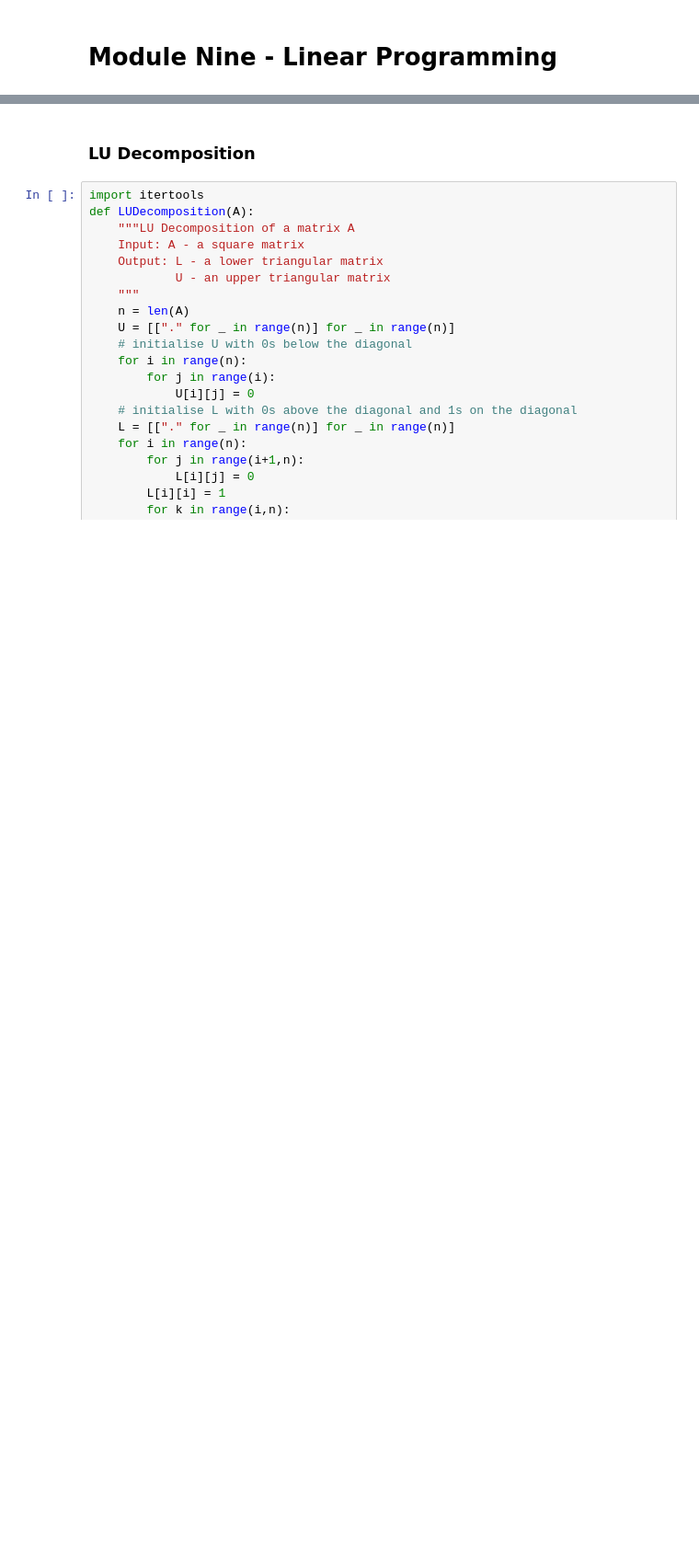
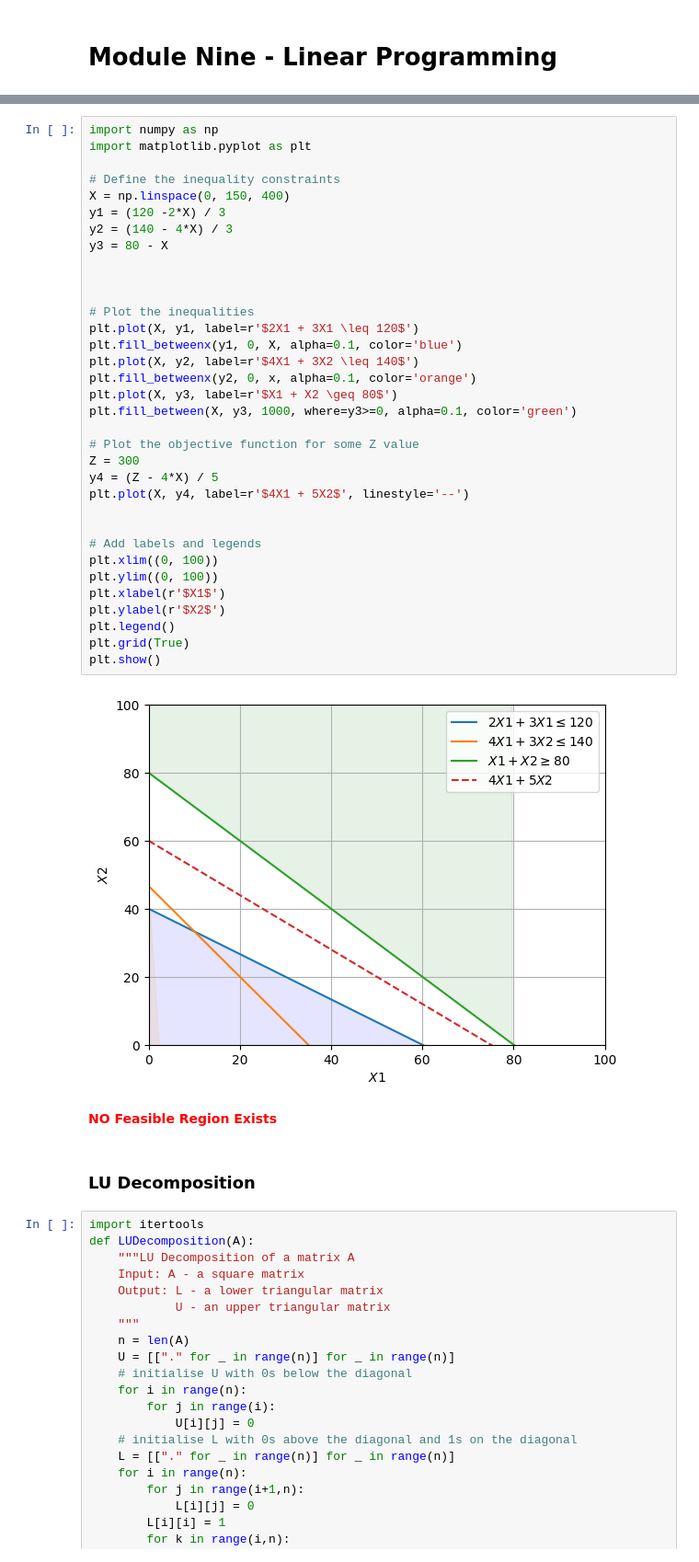
Before and after one commit to bennyp85/sit320-advanced-algorithms, a Jupyter notebook: module 9/module-nine.ipynb, the cells around one changed output, grey strips where cells are left out. Shown at 92% size. Cells and saved outputs as stored; diff of their text form; blank space fills up the shorter version.

```diff
--- a/module 9/module-nine.ipynb
+++ b/module 9/module-nine.ipynb
@@ -3,3 +7,41 @@
+# %%
+import numpy as np
+import matplotlib.pyplot as plt
+
+# Define the inequality constraints
+X = np.linspace(0, 150, 400)
+y1 = (120 -2*X) / 3
+y2 = (140 - 4*X) / 3
+y3 = 80 - X
+
+
+
+# Plot the inequalities
+plt.plot(X, y1, label=r'$2X1 + 3X1 \leq 120$')
+plt.fill_betweenx(y1, 0, X, alpha=0.1, color='blue')
+plt.plot(X, y2, label=r'$4X1 + 3X2 \leq 140$')
+plt.fill_betweenx(y2, 0, x, alpha=0.1, color='orange')
+plt.plot(X, y3, label=r'$X1 + X2 \geq 80$')
+plt.fill_between(X, y3, 1000, where=y3>=0, alpha=0.1, color='green')
+
+# Plot the objective function for some Z value
+Z = 300
+y4 = (Z - 4*X) / 5
+plt.plot(X, y4, label=r'$4X1 + 5X2$', linestyle='--')
+
+
+# Add labels and legends
+plt.xlim((0, 100))
+plt.ylim((0, 100))
+plt.xlabel(r'$X1$')
+plt.ylabel(r'$X2$')
+plt.legend()
+plt.grid(True)
+plt.show()
+# %% [output]
+[figure, added]
+# %% [markdown]
+<span style="color:red">**NO Feasible Region Exists**</span>
 # %% [markdown]
 ### LU Decomposition
 # %%
```
Also changed, not shown: parts of 4 cells of this notebook, 2 other files.
